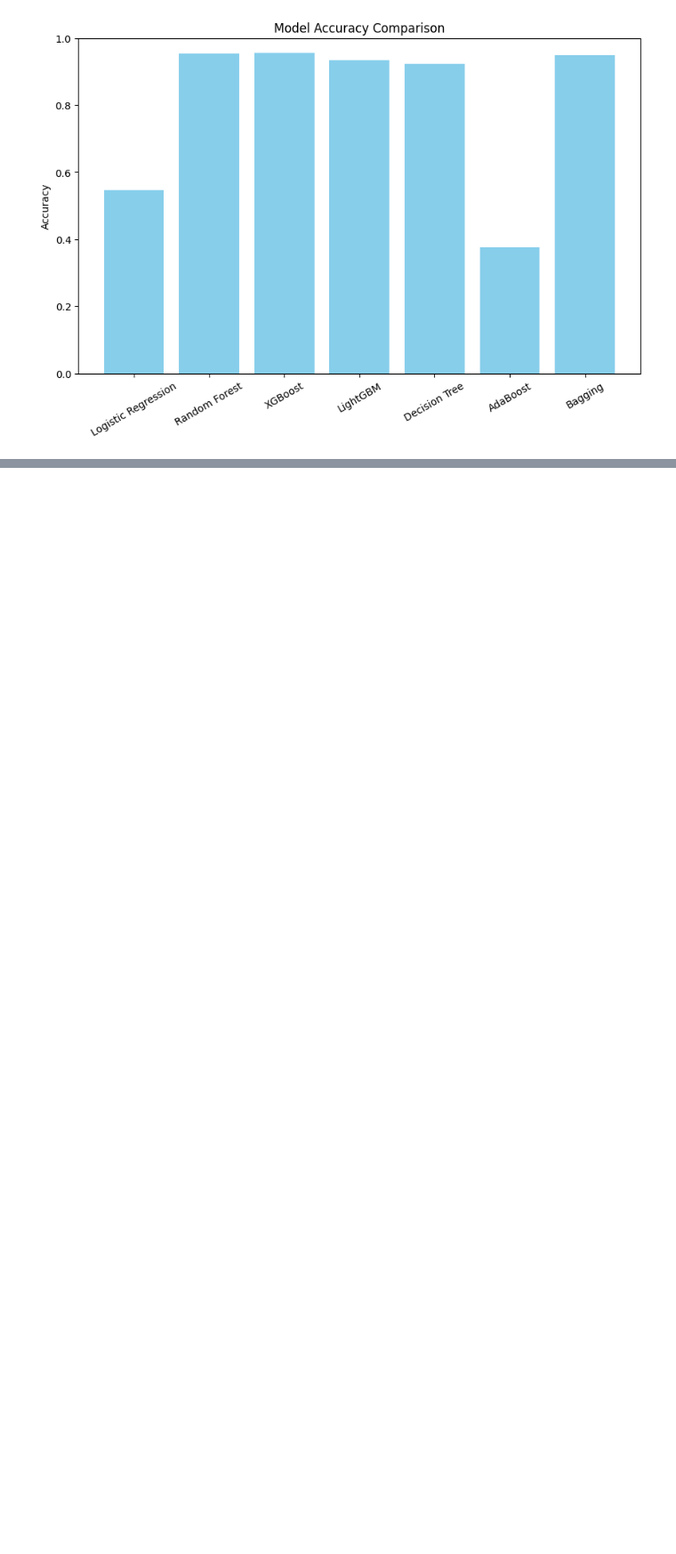
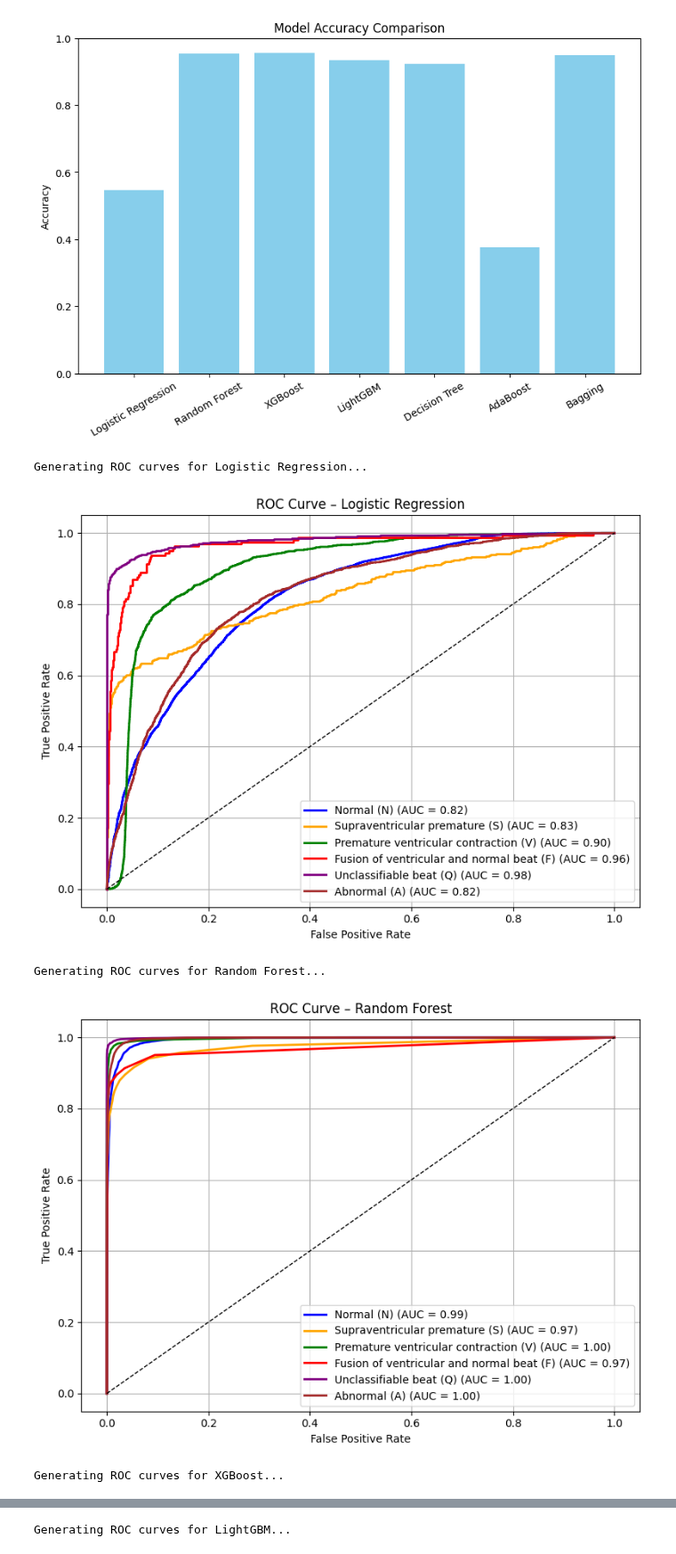
Before and after one commit to arilui/EKGenie, a Jupyter notebook: ML_Test.ipynb, the cells around one changed output, grey strips where cells are left out. Shown at 89% size. Drawn from its saved outputs; the diff is of its cells as text; code cells hidden in the pictures; blank space fills up the shorter version.

```diff
--- a/ML_Test.ipynb
+++ b/ML_Test.ipynb
@@ -125,3 +157,52 @@ plt.ylim(0, 1)
 plt.show()
 # %% [output]
 [figure]
+# %%
+from sklearn.preprocessing import label_binarize
+from sklearn.metrics import roc_curve, auc
+from itertools import cycle
+
+# Binarize multiclass labels
+y_test_bin = label_binarize(y_test, classes=list(conditions.keys()))
+n_classes = y_test_bin.shape[1]
+
+for name, model in models.items():
+    print(f"Generating ROC curves for {name}...")
+
+    if hasattr(model, "predict_proba"):
+        y_score = model.predict_proba(X_test)
+    elif hasattr(model, "decision_function"):
+        y_score = model.decision_function(X_test)
+    else:
+        print(f"Skipping {name} (no probability output)")
+        continue
+
+    # Compute ROC curve and AUC for each class
+    fpr, tpr, roc_auc = {}, {}, {}
+    for i in range(n_classes):
+        fpr[i], tpr[i], _ = roc_curve(y_test_bin[:, i], y_score[:, i])
+        roc_auc[i] = auc(fpr[i], tpr[i])
+
+    # Plot individual ROC curves
+    plt.figure(figsize=(8, 6))
+    colors = cycle(["blue", "orange", "green", "red", "purple", "brown"])
+    for i, color in zip(range(n_classes), colors):
+        plt.plot(
+            fpr[i], tpr[i], color=color, lw=2,
+            label=f"{conditions_long[i]} (AUC = {roc_auc[i]:.2f})"
+        )
+
+    plt.plot([0, 1], [0, 1], "k--", lw=1)
+    plt.title(f"ROC Curve – {name}")
+    plt.xlabel("False Positive Rate")
+    plt.ylabel("True Positive Rate")
+    plt.legend(loc="lower right")
+    plt.grid(True)
+    plt.tight_layout()
+    plt.show()
+# %% [output]
+Generating ROC curves for Logistic Regression...
+[figure, added]
+Generating ROC curves for Random Forest...
+[figure, added]
+Generating ROC curves for XGBoost...
@@ -127,0 +210 @@ plt.show()
+Generating ROC curves for LightGBM...
```
Also changed, not shown: parts of 2 cells of this notebook, 1 other file.
